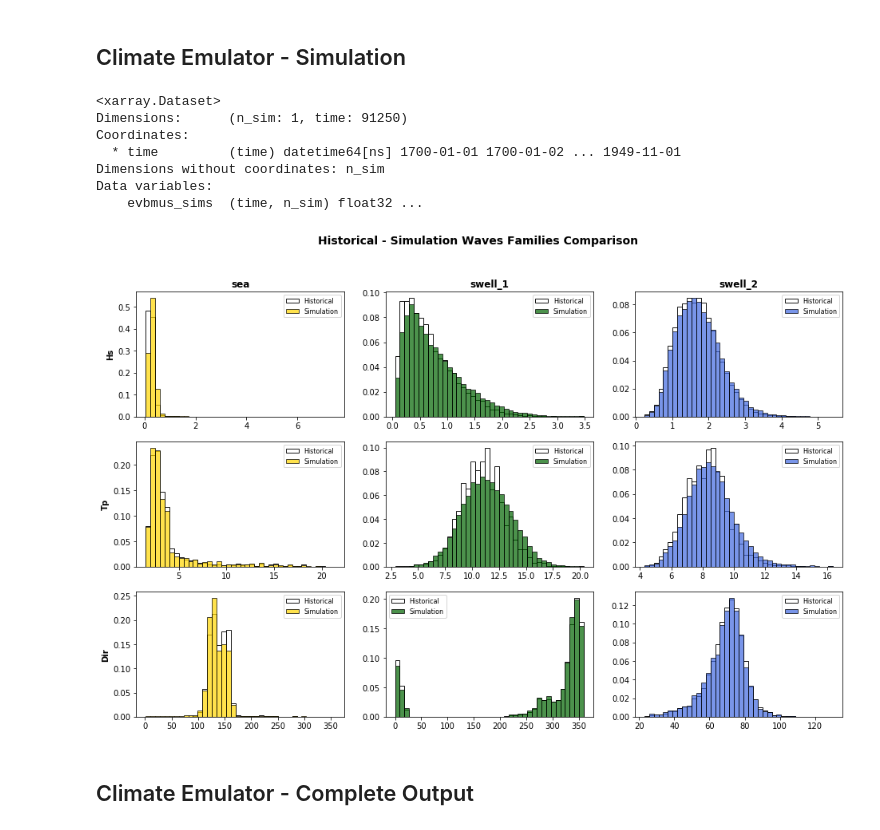
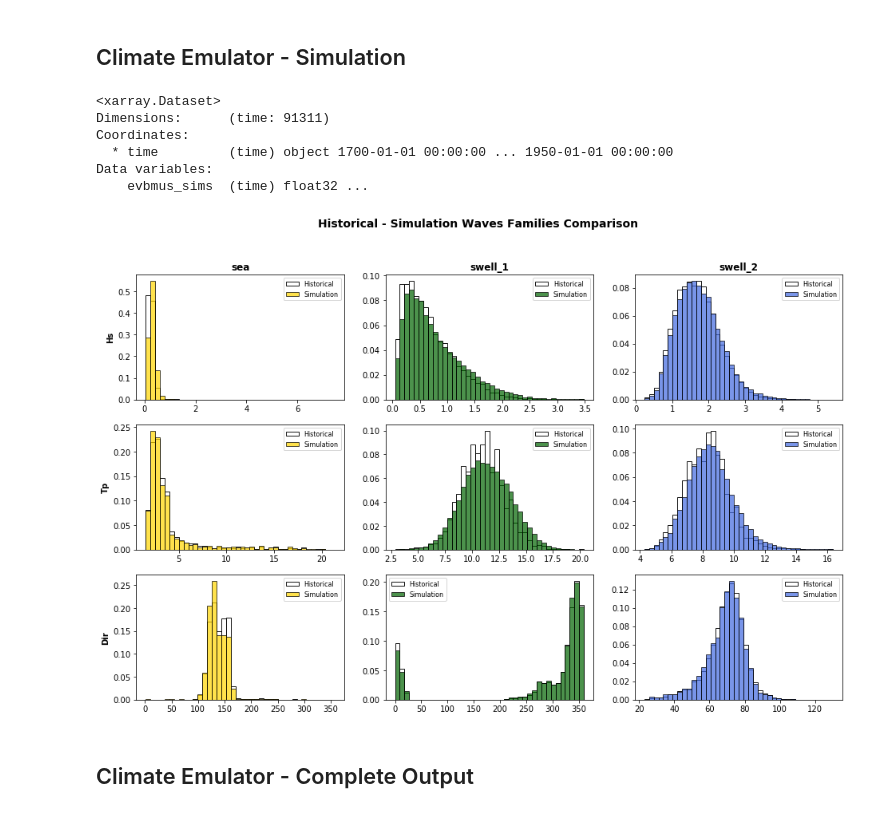
Before and after one commit to teslakit/teslakit, a Jupyter notebook: notebooks/nb_KWAJALEIN/12_Climate_Emulator.ipynb, the cells around one changed output. Saved outputs shown, nothing was run; the diff lists cells and outputs as text; code cells hidden in the pictures.

```diff
--- a/notebooks/nb_KWAJALEIN/12_Climate_Emulator.ipynb
+++ b/notebooks/nb_KWAJALEIN/12_Climate_Emulator.ipynb
@@ -104,41 +105,39 @@ CE.Report_Fit();
 # %% [markdown]
 
 ## Climate Emulator - Simulation
-# %%
-# TODO: testing simulation period
-DWTs_sim = DWTs_sim.isel(time=slice(0,250*365), n_sim=slice(0,1))
-
-print(DWTs_sim)
-# %% [output]
-<xarray.Dataset>
-Dimensions:      (n_sim: 1, time: 91250)
-Coordinates:
-  * time         (time) datetime64[ns] 1700-01-01 1700-01-02 ... 1949-11-01
-Dimensions without coordinates: n_sim
-Data variables:
-    evbmus_sims  (time, n_sim) float32 ...
+# %%
+# Select DWT series to simulate
+DWTs_sim = DWTs_sim.sel(time=slice('1700-01-01','1950-01-01'), n_sim=0)
+
+print(DWTs_sim)
+# %% [output]
+<xarray.Dataset>
+Dimensions:      (time: 91311)
+Coordinates:
+  * time         (time) object 1700-01-01 00:00:00 ... 1950-01-01 00:00:00
+Data variables:
+    evbmus_sims  (time) float32 ...
 # %%
 # --------------------------------------
 #  Climate Emulator simulation
 
+ce_sims = 10
+
 # Simulate waves
-ls_wvs_sim = CE.Simulate_Waves(DWTs_sim, do_filter=False)
+WVS_sim = CE.Simulate_Waves(DWTs_sim, ce_sims, do_filter=False)
 
 # Simulate TCs and update simulated waves
-ls_tcs_sim, ls_wvs_upd = CE.Simulate_TCs(DWTs_sim, TCs_params, TCs_RBFs, pchange_TCs, MU_WT, TAU_WT)
+TCs_sim, WVS_upd = CE.Simulate_TCs(DWTs_sim, TCs_params, TCs_RBFs, pchange_TCs, MU_WT, TAU_WT)
 
-#ls_wvs_upd, ls_tcs_sim = CE.LoadSim(TCs=True)
+
+# Load Climate Emulator Simulations
+#WVS_sim, TCs_sim, WVS_upd = CE.LoadSim()
-# %%
-# Select Simulation to solve
-n_sim = 0
-
-WVS_sim, TCS_sim = ls_wvs_upd[n_sim], ls_tcs_sim[n_sim]
 # %%
 # Plot simulated waves parameters distribution
 
-Plot_Waves_Histogram_FitSim(WVS_fit, WVS_sim);
+Plot_Waves_Histogram_FitSim(WVS_fit, WVS_sim.isel(n_sim=0));
 # %% [output]
-[figure, old version]
+[figure, new version]
 # %% [markdown]
 
 ## Climate Emulator - Complete Output
```
Also changed, not shown: parts of 5 cells of this notebook.
